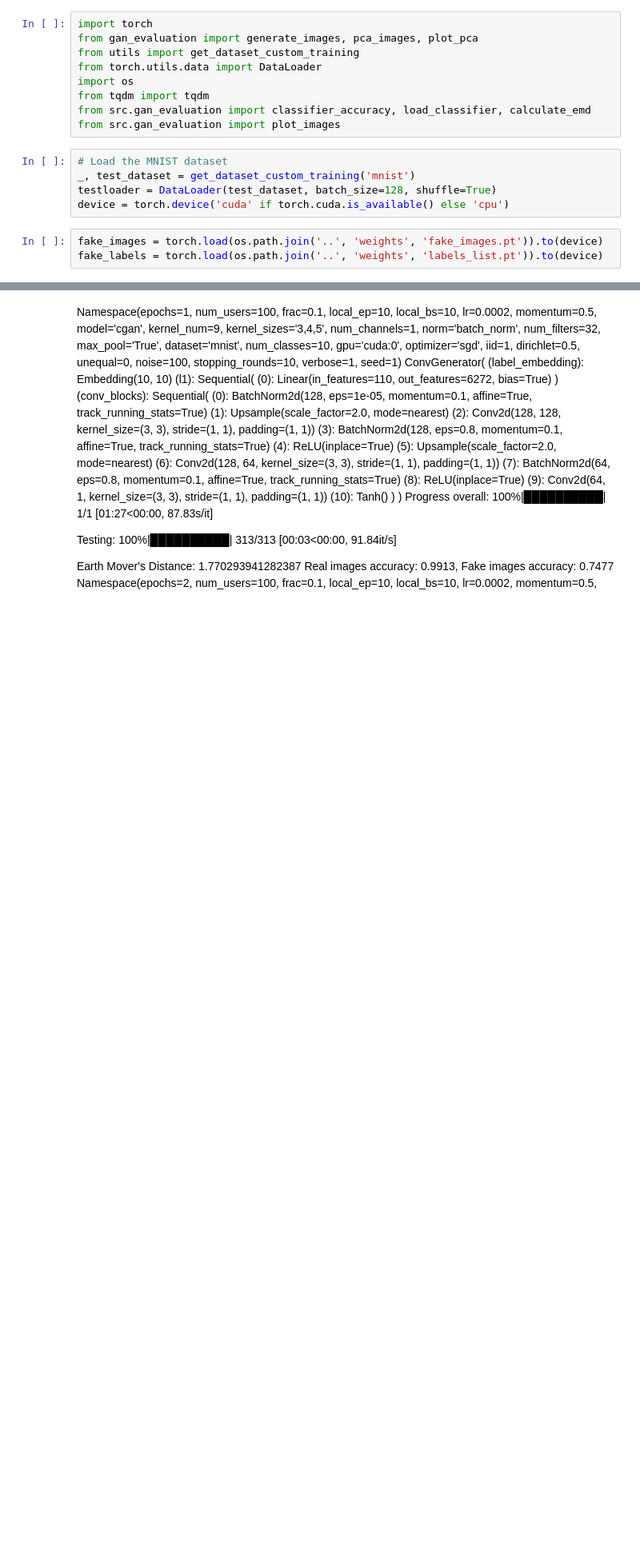
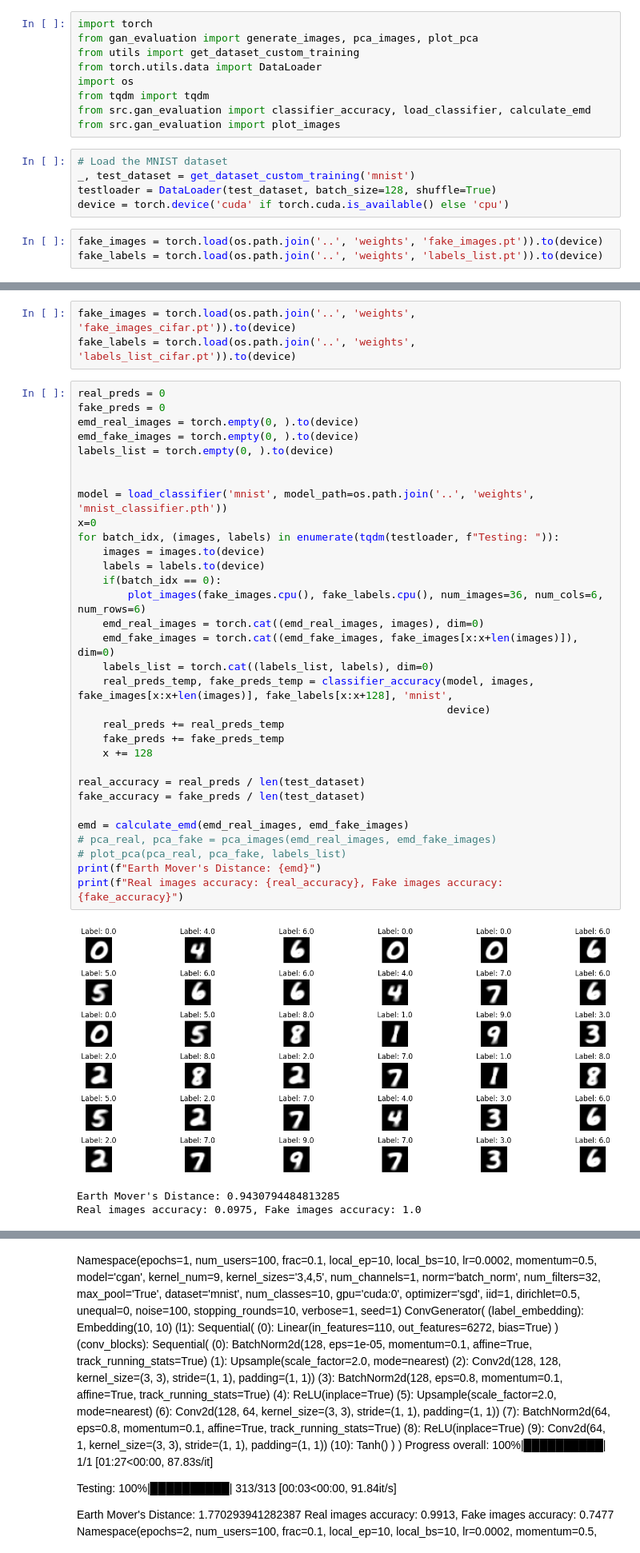
Before and after one commit to alexojica/research-project-experiments, a Jupyter notebook: src/test_cvae.ipynb, the cells around one changed output, grey strips where cells are left out. Shown: that part at 80% size. Cells and saved outputs as stored; diff of their text form; blank space fills up the shorter version.

```diff
--- a/src/test_cvae.ipynb
+++ b/src/test_cvae.ipynb
@@ -53,0 +54,39 @@ Real images accuracy: 0.0996, Fake images accuracy: 0.9868
+# %%
+fake_images = torch.load(os.path.join('..', 'weights', 'fake_images_cifar.pt')).to(device)
+fake_labels = torch.load(os.path.join('..', 'weights', 'labels_list_cifar.pt')).to(device)
+# %%
+real_preds = 0
+fake_preds = 0
+emd_real_images = torch.empty(0, ).to(device)
+emd_fake_images = torch.empty(0, ).to(device)
+labels_list = torch.empty(0, ).to(device)
+
+
+model = load_classifier('mnist', model_path=os.path.join('..', 'weights', 'mnist_classifier.pth'))
+x=0
+for batch_idx, (images, labels) in enumerate(tqdm(testloader, f"Testing: ")):
+    images = images.to(device)
+    labels = labels.to(device)
+    if(batch_idx == 0):
+        plot_images(fake_images.cpu(), fake_labels.cpu(), num_images=36, num_cols=6, num_rows=6)
+    emd_real_images = torch.cat((emd_real_images, images), dim=0)
+    emd_fake_images = torch.cat((emd_fake_images, fake_images[x:x+len(images)]), dim=0)
+    labels_list = torch.cat((labels_list, labels), dim=0)
+    real_preds_temp, fake_preds_temp = classifier_accuracy(model, images, fake_images[x:x+len(images)], fake_labels[x:x+128], 'mnist',
+                                                           device)
+    real_preds += real_preds_temp
+    fake_preds += fake_preds_temp
+    x += 128
+
+real_accuracy = real_preds / len(test_dataset)
+fake_accuracy = fake_preds / len(test_dataset)
+
+emd = calculate_emd(emd_real_images, emd_fake_images)
+# pca_real, pca_fake = pca_images(emd_real_images, emd_fake_images)
+# plot_pca(pca_real, pca_fake, labels_list)
+print(f"Earth Mover's Distance: {emd}")
+print(f"Real images accuracy: {real_accuracy}, Fake images accuracy: {fake_accuracy}")
+# %% [output]
+[figure, added]
+Earth Mover's Distance: 0.9430794484813285
+Real images accuracy: 0.0975, Fake images accuracy: 1.0
```
Also changed, not shown: parts of 2 cells of this notebook, 9 other files.
